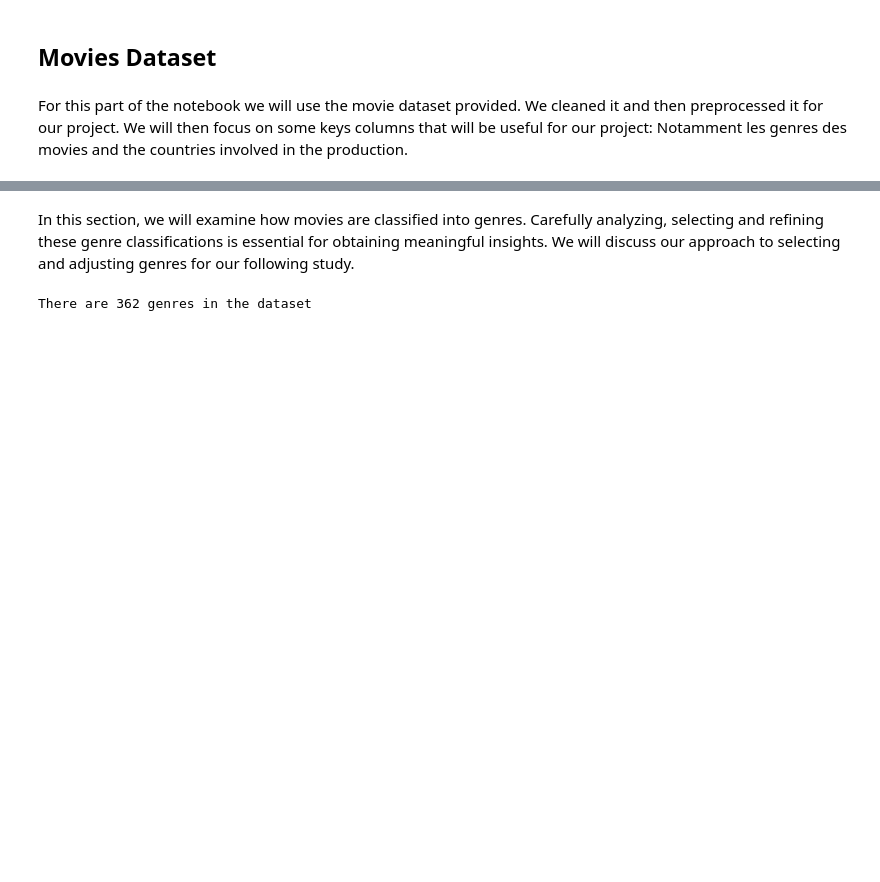
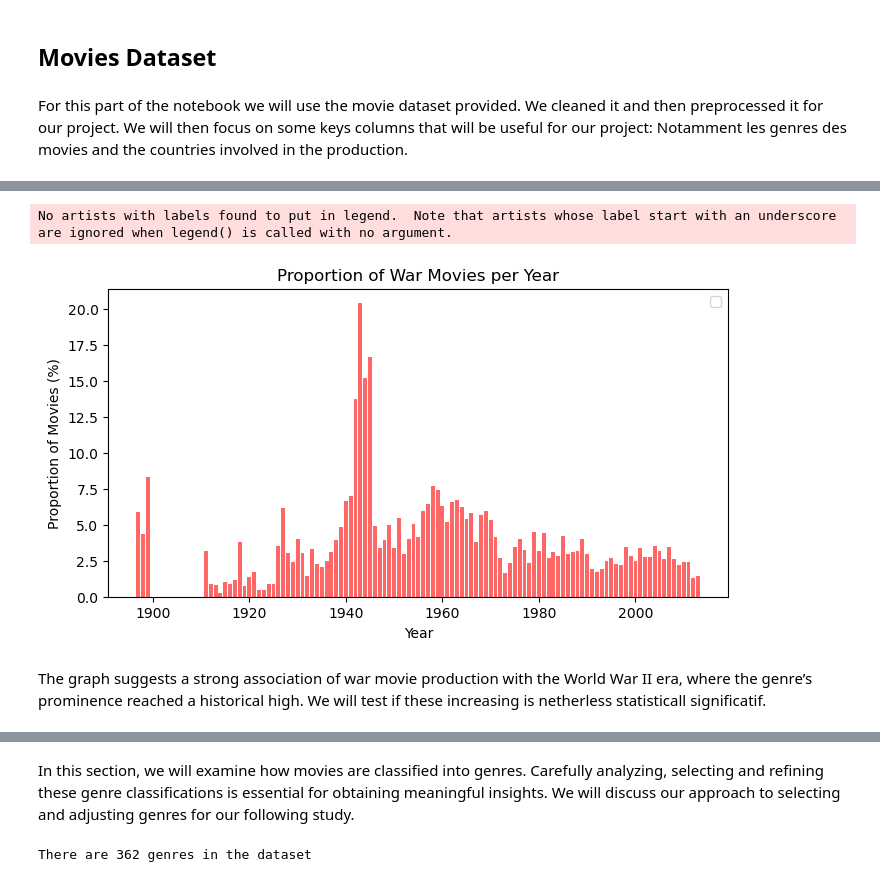
Before and after one commit to epfl-ada/ada-2024-project-nostringsadached, a Jupyter notebook: new_results2.ipynb, the cells around one changed output, grey strips where cells are left out. Cells and saved outputs as stored; diff of their text form; code cells hidden in the pictures; blank space fills up the shorter version.

```diff
--- a/new_results2.ipynb
+++ b/new_results2.ipynb
@@ -38,0 +74,12 @@ preprocessed_movies.head(2)
+# %%
+total_movies_per_year = preprocessed_movies.groupby('Year').size()
+war_movies_per_year = War_movies.groupby('Year').size()
+
+#proportion of each category of movie per year
+war_movies_proportion = (war_movies_per_year / total_movies_per_year)*100
+plot_bar(war_movies_proportion.index, war_movies_proportion.values, 'Year', 'Proportion of Movies (%)', 'Proportion of War Movies per Year')
+# %% [output]
+No artists with labels found to put in legend.  Note that artists whose label start with an underscore are ignored when legend() is called with no argument.
+[figure, added]
+# %% [markdown]
+The graph suggests a strong association of war movie production with the World War II era, where the genre’s prominence reached a historical high. We will test if these increasing is netherless statisticall significatif.
```
Also changed, not shown: parts of 29 cells of this notebook, 2 other files.
